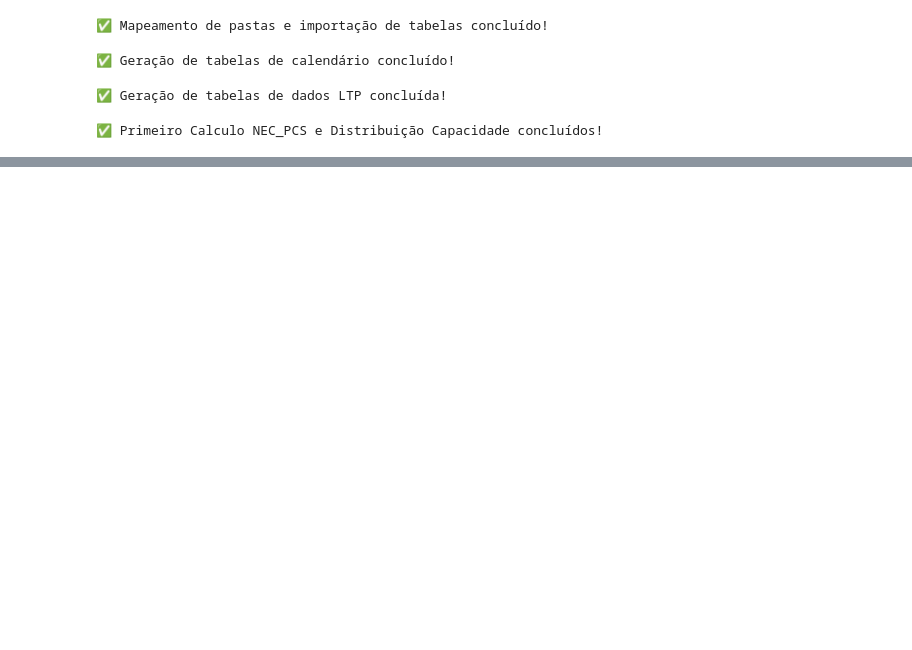
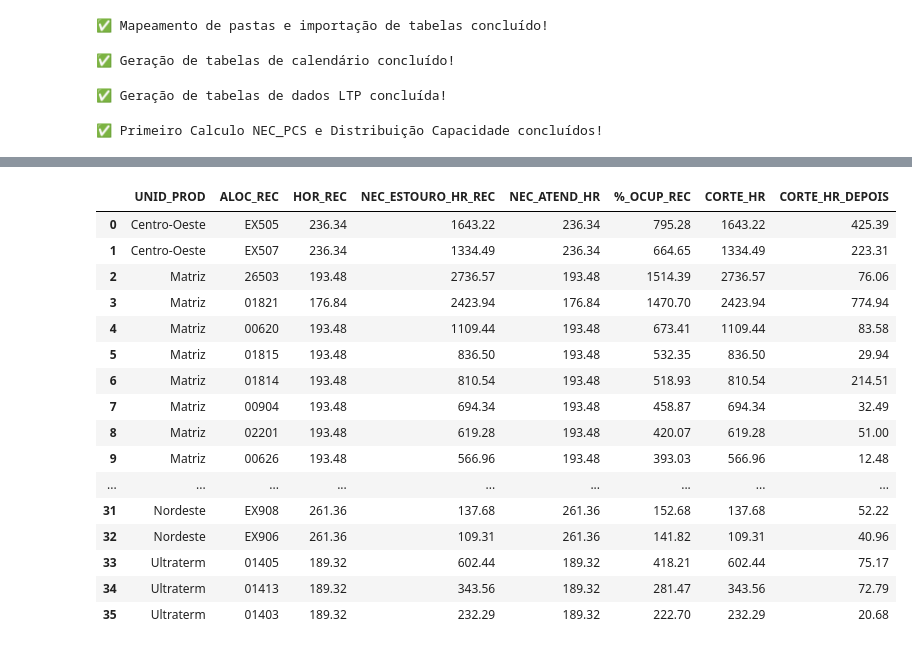
Before and after one commit to OtavioBedin/LTP, a Jupyter notebook: 00_SCRIPTS/01_PROCESSAR_LTP.ipynb, the cells around one changed output, grey strips where cells are left out. Cells and saved outputs as stored; diff of their text form; code cells hidden in the pictures; blank space fills up the shorter version.

```diff
--- a/00_SCRIPTS/01_PROCESSAR_LTP.ipynb
+++ b/00_SCRIPTS/01_PROCESSAR_LTP.ipynb
@@ -1594,3 +1639,27 @@ KeyError: 'RASTREABILIDADE'
+# %%
+# Filtrar  CORTE_HR_DEPOIS > 0 para focar na análise nos casos onde houve corte
+bd_MAT_HOR_CORTES_antes_de_atualizar_teste = bd_MAT_HOR_CORTES_antes_de_atualizar.loc[
+    bd_MAT_HOR_CORTES_antes_de_atualizar["CORTE_HR_DEPOIS"] > 0
+].reset_index(drop=True)
+bd_MAT_HOR_CORTES_antes_de_atualizar_teste
+# %% [output]
+|  | UNID_PROD | ALOC_REC | HOR_REC | NEC_ESTOURO_HR_REC | NEC_ATEND_HR | %_OCUP_REC | CORTE_HR | CORTE_HR_DEPOIS |
+| 0 | Centro-Oeste | EX505 | 236.34 | 1643.22 | 236.34 | 795.28 | 1643.22 | 425.39 |
+| 1 | Centro-Oeste | EX507 | 236.34 | 1334.49 | 236.34 | 664.65 | 1334.49 | 223.31 |
+| 2 | Matriz | 26503 | 193.48 | 2736.57 | 193.48 | 1514.39 | 2736.57 | 76.06 |
+| 3 | Matriz | 01821 | 176.84 | 2423.94 | 176.84 | 1470.70 | 2423.94 | 774.94 |
+| 4 | Matriz | 00620 | 193.48 | 1109.44 | 193.48 | 673.41 | 1109.44 | 83.58 |
+| 5 | Matriz | 01815 | 193.48 | 836.50 | 193.48 | 532.35 | 836.50 | 29.94 |
+| 6 | Matriz | 01814 | 193.48 | 810.54 | 193.48 | 518.93 | 810.54 | 214.51 |
+| 7 | Matriz | 00904 | 193.48 | 694.34 | 193.48 | 458.87 | 694.34 | 32.49 |
+| 8 | Matriz | 02201 | 193.48 | 619.28 | 193.48 | 420.07 | 619.28 | 51.00 |
+| 9 | Matriz | 00626 | 193.48 | 566.96 | 193.48 | 393.03 | 566.96 | 12.48 |
+| ... | ... | ... | ... | ... | ... | ... | ... | ... |
+| 31 | Nordeste | EX908 | 261.36 | 137.68 | 261.36 | 152.68 | 137.68 | 52.22 |
+| 32 | Nordeste | EX906 | 261.36 | 109.31 | 261.36 | 141.82 | 109.31 | 40.96 |
+| 33 | Ultraterm | 01405 | 189.32 | 602.44 | 189.32 | 418.21 | 602.44 | 75.17 |
+| 34 | Ultraterm | 01413 | 189.32 | 343.56 | 189.32 | 281.47 | 343.56 | 72.79 |
+| 35 | Ultraterm | 01403 | 189.32 | 232.29 | 189.32 | 222.70 | 232.29 | 20.68 |
 # %%
 # bd_ECO_RATEIO retornar colunas ID_PROD_UNID_FAT, LTP_EST_SEG_PCS
 bd_ECO_RATEIO[["MESMA_REG", "ID_PROD_UNID_FAT", "RASTREABILIDADE", "EST_SEG_PCS", "LTP_EST_SEG_PCS", "RATEIO", "CORTE_HOR", "CORTE_PCS", "SALDO_PCS"]]
```
Also changed, not shown: parts of 8 cells of this notebook.
